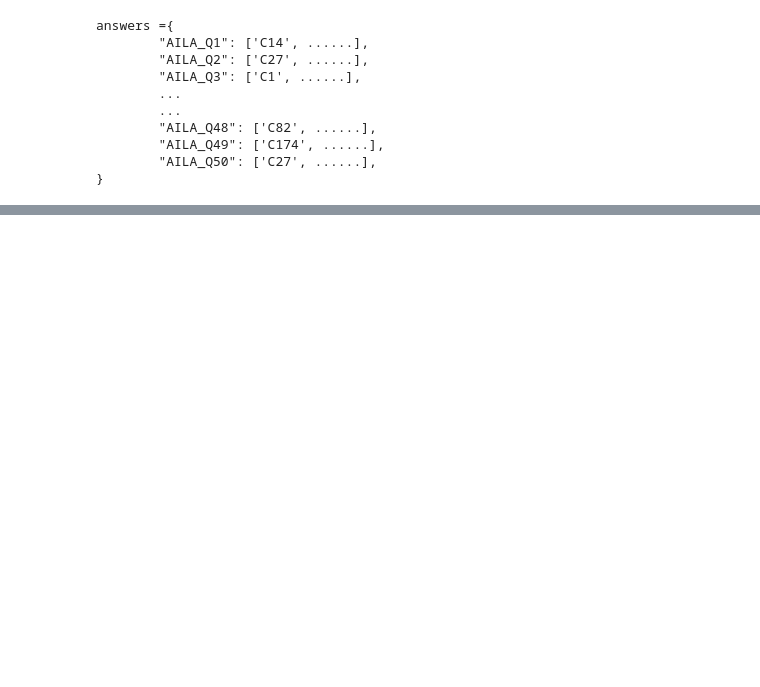
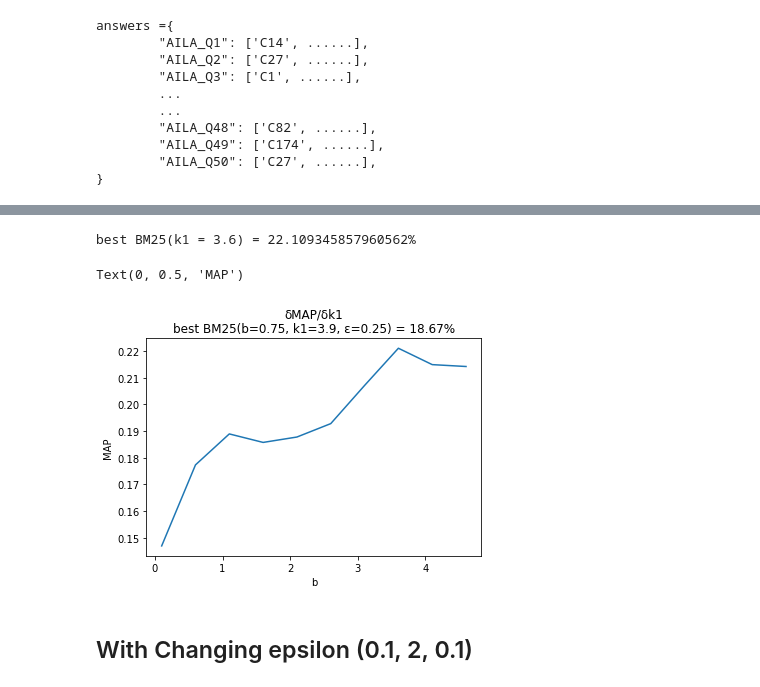
Before and after one commit to PeithonKing/AILA, a Jupyter notebook: 2. BM25/BM25.ipynb, the cells around one changed output, grey strips where cells are left out. Cells and saved outputs as stored; diff of their text form; code cells hidden in the pictures; blank space fills up the shorter version.

```diff
--- a/2. BM25/BM25.ipynb
+++ b/2. BM25/BM25.ipynb
@@ -196,0 +174,26 @@ plt.plot(X.keys(), X.values())
+# %%
+X = {x:None for x in np.arange(0.1, 5, 0.5)}
+t00 = time.time()    ######
+for i, var in enumerate(X):
+    i+=1
+    t0 = time.time()    ######
+
+
+    print("epsilon =", var, end=" ")
+    bm25 = BM25Okapi(tokenized_corpus, k1=var, b=0.725, epsilon=0.01)
+    sum = 0
+    for Q in query_index:
+        doc_scores = bm25.get_scores(query[Q])
+        sum += average_precision(doc_scores, answers[Q])
+    MeanAP = sum/len(query_index)
+    X[var] = MeanAP
+    print("-> MeanAP =", MeanAP)
+
+
+    # show results
+    t1 = time.time() ######
+    print(f"took {(t1-t0)} seconds") ######
+    print(f"average time taken per file = {((t1-t00)/i)} seconds") ######
+    print(f"percentage done = {(i/len(X)*100)}%") ######
+    print(f"estimated time remaining = {((t1-t00)*(len(X)-i)/i)} sec = {((t1-t00)*(len(X)-i)/(60*i))} min") ######
+    print(f"total elapsed time = {(t1-t00)} seconds\n") ######
@@ -196,0 +218,16 @@ plt.plot(X.keys(), X.values())
+# %%
+a = list(X.keys())
+m = max(X.values())
+print(f"best BM25(k1 = {a[list(X.values()).index(m)]}) = {m*100}%")
+# %% [output]
+best BM25(k1 = 3.6) = 22.109345857960562%
+# %%
+plt.plot(X.keys(), X.values())
+plt.title(f"δMAP/δk1\nbest BM25(b=0.75, k1=3.9, ε=0.25) = 18.67%")
+plt.xlabel("b")
+plt.ylabel("MAP")
+# %% [output]
+Text(0, 0.5, 'MAP')
+[figure, added]
+# %% [markdown]
+## With Changing epsilon (0.1, 2, 0.1)
```
Also changed, not shown: parts of 18 cells of this notebook, 6 other files.
